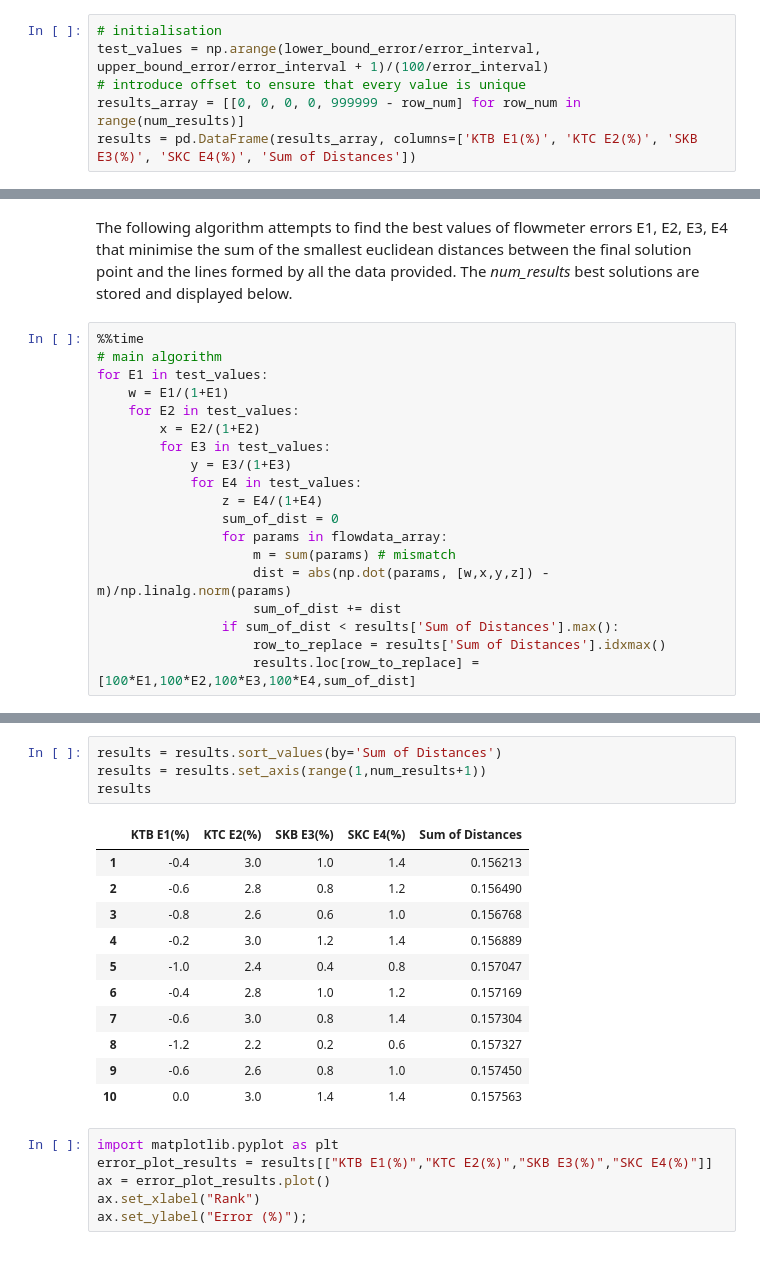
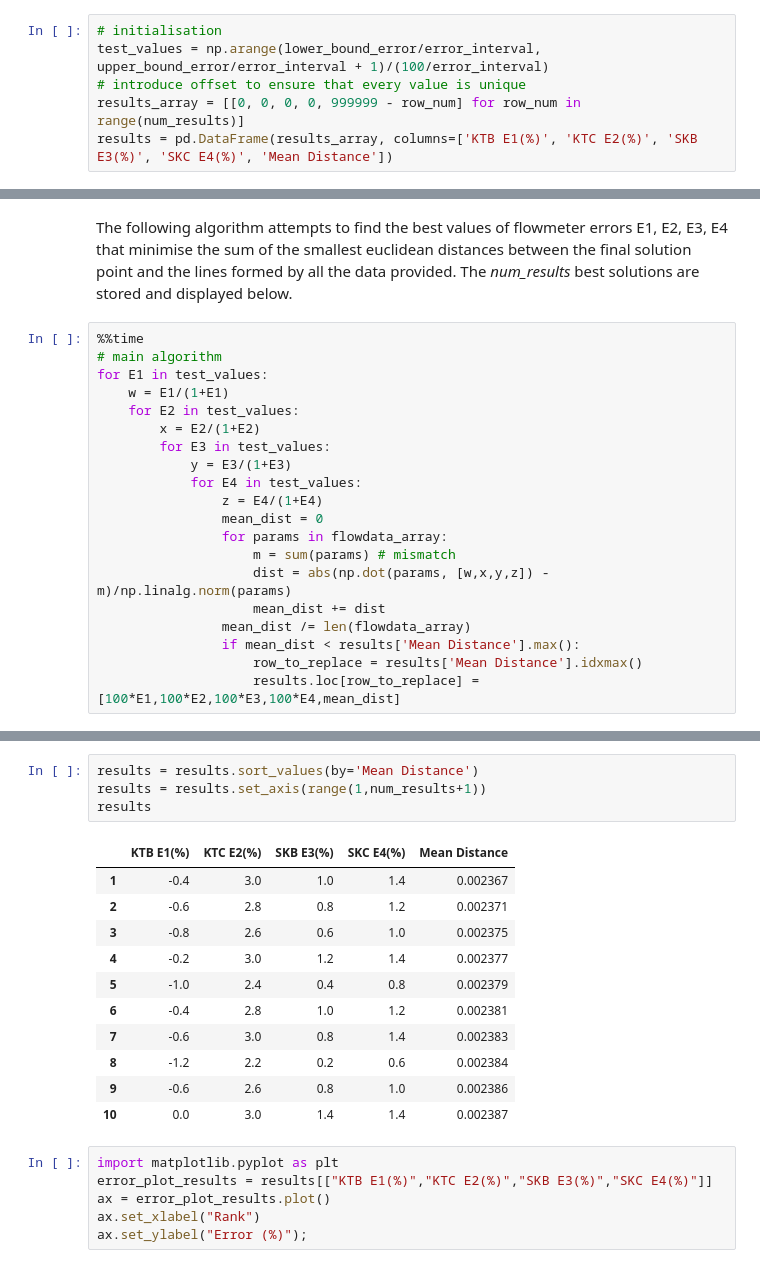
Before and after one commit to darylyong/Flow-Error, a Jupyter notebook: flowerror -3 to 3.ipynb, the cells around one changed output, grey strips where cells are left out. Saved outputs shown, nothing was run; the diff lists cells and outputs as text.

```diff
--- a/flowerror -3 to 3.ipynb
+++ b/flowerror -3 to 3.ipynb
@@ -80,7 +79,7 @@ error_interval = 0.2
 test_values = np.arange(lower_bound_error/error_interval, upper_bound_error/error_interval + 1)/(100/error_interval)
 # introduce offset to ensure that every value is unique
 results_array = [[0, 0, 0, 0, 999999 - row_num] for row_num in range(num_results)]
-results = pd.DataFrame(results_array, columns=['KTB E1(%)', 'KTC E2(%)', 'SKB E3(%)', 'SKC E4(%)', 'Sum of Distances'])
+results = pd.DataFrame(results_array, columns=['KTB E1(%)', 'KTC E2(%)', 'SKB E3(%)', 'SKC E4(%)', 'Mean Distance'])
 # %%
 # prepare raw data
 flowdata_temp = flowdata
@@ -101,12 +100,13 @@ for E1 in test_values:
             y = E3/(1+E3)
             for E4 in test_values:
                 z = E4/(1+E4)
-                sum_of_dist = 0
+                mean_dist = 0
                 for params in flowdata_array:
                     m = sum(params) # mismatch
                     dist = abs(np.dot(params, [w,x,y,z]) - m)/np.linalg.norm(params)
-                    sum_of_dist += dist
-                if sum_of_dist < results['Sum of Distances'].max():
-                    row_to_replace = results['Sum of Distances'].idxmax()
-                    results.loc[row_to_replace] = [100*E1,100*E2,100*E3,100*E4,sum_of_dist]
+                    mean_dist += dist
+                mean_dist /= len(flowdata_array)
+                if mean_dist < results['Mean Distance'].max():
+                    row_to_replace = results['Mean Distance'].idxmax()
+                    results.loc[row_to_replace] = [100*E1,100*E2,100*E3,100*E4,mean_dist]
 # %% [output]
@@ -115,19 +115,19 @@ Wall time: 11min 52s
 # %%
-results = results.sort_values(by='Sum of Distances')
+results = results.sort_values(by='Mean Distance')
 results = results.set_axis(range(1,num_results+1))
 results
 # %% [output]
-|  | KTB E1(%) | KTC E2(%) | SKB E3(%) | SKC E4(%) | Sum of Distances |
-| 1 | -0.4 | 3.0 | 1.0 | 1.4 | 0.156213 |
-| 2 | -0.6 | 2.8 | 0.8 | 1.2 | 0.156490 |
-| 3 | -0.8 | 2.6 | 0.6 | 1.0 | 0.156768 |
-| 4 | -0.2 | 3.0 | 1.2 | 1.4 | 0.156889 |
-| 5 | -1.0 | 2.4 | 0.4 | 0.8 | 0.157047 |
-| 6 | -0.4 | 2.8 | 1.0 | 1.2 | 0.157169 |
-| 7 | -0.6 | 3.0 | 0.8 | 1.4 | 0.157304 |
-| 8 | -1.2 | 2.2 | 0.2 | 0.6 | 0.157327 |
-| 9 | -0.6 | 2.6 | 0.8 | 1.0 | 0.157450 |
-| 10 | 0.0 | 3.0 | 1.4 | 1.4 | 0.157563 |
+|  | KTB E1(%) | KTC E2(%) | SKB E3(%) | SKC E4(%) | Mean Distance |
+| 1 | -0.4 | 3.0 | 1.0 | 1.4 | 0.002367 |
+| 2 | -0.6 | 2.8 | 0.8 | 1.2 | 0.002371 |
+| 3 | -0.8 | 2.6 | 0.6 | 1.0 | 0.002375 |
+| 4 | -0.2 | 3.0 | 1.2 | 1.4 | 0.002377 |
+| 5 | -1.0 | 2.4 | 0.4 | 0.8 | 0.002379 |
+| 6 | -0.4 | 2.8 | 1.0 | 1.2 | 0.002381 |
+| 7 | -0.6 | 3.0 | 0.8 | 1.4 | 0.002383 |
+| 8 | -1.2 | 2.2 | 0.2 | 0.6 | 0.002384 |
+| 9 | -0.6 | 2.6 | 0.8 | 1.0 | 0.002386 |
+| 10 | 0.0 | 3.0 | 1.4 | 1.4 | 0.002387 |
 # %%
 import matplotlib.pyplot as plt
 error_plot_results = results[["KTB E1(%)","KTC E2(%)","SKB E3(%)","SKC E4(%)"]]
```
Also changed, not shown: parts of 2 cells of this notebook.
